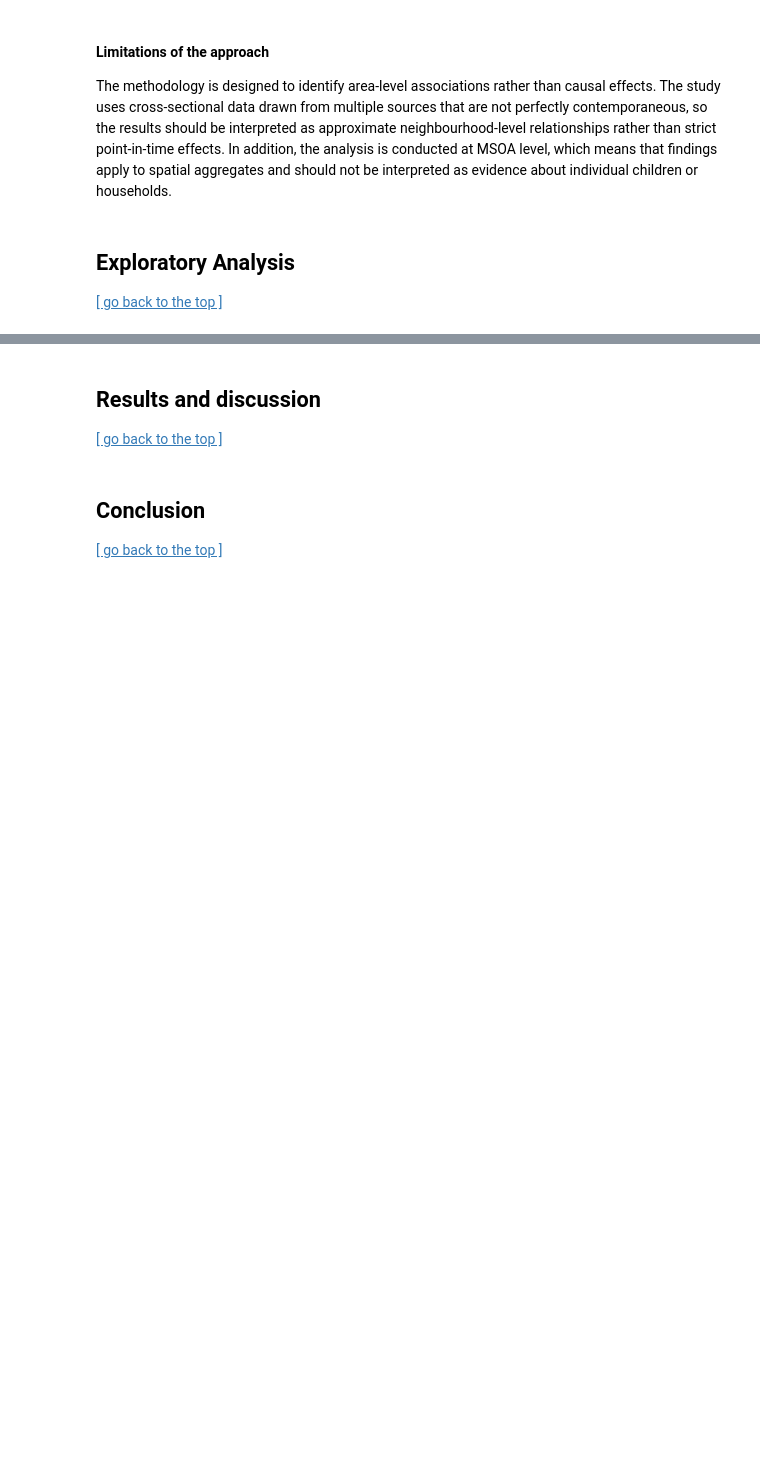
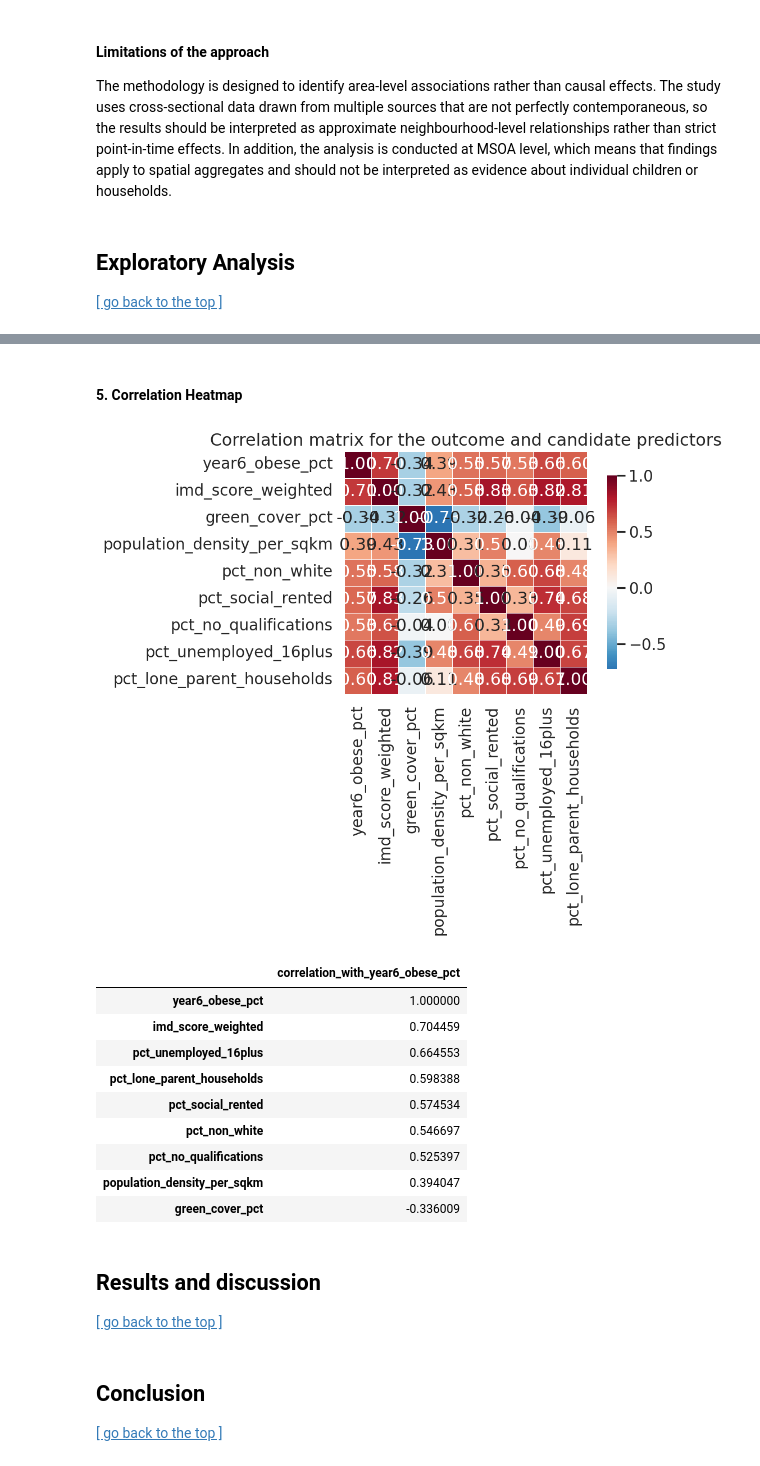
Before and after one commit to Levine-l/CASA0006_project, a Jupyter notebook: Template_submission_CASA0006.ipynb, the cells around one changed output, grey strips where cells are left out. Drawn from its saved outputs; the diff is of its cells as text; code cells hidden in the pictures; blank space fills up the shorter version.

```diff
--- a/Template_submission_CASA0006.ipynb
+++ b/Template_submission_CASA0006.ipynb
@@ -150,3 +355,52 @@ The methodology is designed to identify area-level associations rather than caus
+# %% [markdown]
+#### 5. Correlation Heatmap
+# %%
+heatmap_vars = [
+    "year6_obese_pct",
+    "imd_score_weighted",
+    "green_cover_pct",
+    "population_density_per_sqkm",
+    "pct_non_white",
+    "pct_social_rented",
+    "pct_no_qualifications",
+    "pct_unemployed_16plus",
+    "pct_lone_parent_households",
+]
+
+corr_df = eda[heatmap_vars].copy()
+corr_matrix = corr_df.corr(numeric_only=True)
+
+fig, ax = plt.subplots(figsize=(10, 8))
+sns.heatmap(
+    corr_matrix,
+    cmap="RdBu_r",
+    center=0,
+    annot=True,
+    fmt=".2f",
+    square=True,
+    linewidths=0.5,
+    cbar_kws={"shrink": 0.8},
+    ax=ax,
+)
+ax.set_title("Correlation matrix for the outcome and candidate predictors")
+fig.tight_layout()
+fig.savefig(FIG_DIR / "correlation_heatmap.png", bbox_inches="tight")
+plt.show()
+
+corr_with_outcome = corr_matrix["year6_obese_pct"].sort_values(ascending=False)
+display(corr_with_outcome.to_frame(name="correlation_with_year6_obese_pct"))
+# %% [output]
+[figure, added]
+|  | correlation_with_year6_obese_pct |
+| year6_obese_pct | 1.000000 |
+| imd_score_weighted | 0.704459 |
+| pct_unemployed_16plus | 0.664553 |
+| pct_lone_parent_households | 0.598388 |
+| pct_social_rented | 0.574534 |
+| pct_non_white | 0.546697 |
+| pct_no_qualifications | 0.525397 |
+| population_density_per_sqkm | 0.394047 |
+| green_cover_pct | -0.336009 |
 # %% [markdown]
 ## Results and discussion
 
```
Also changed, not shown: parts of 10 cells of this notebook.
